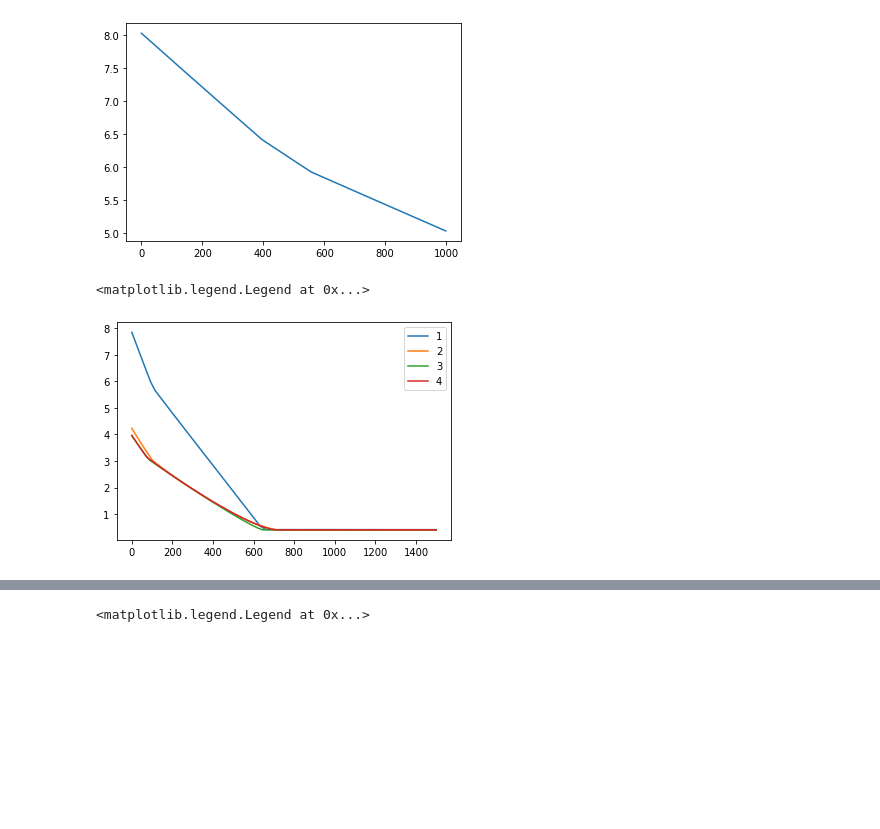
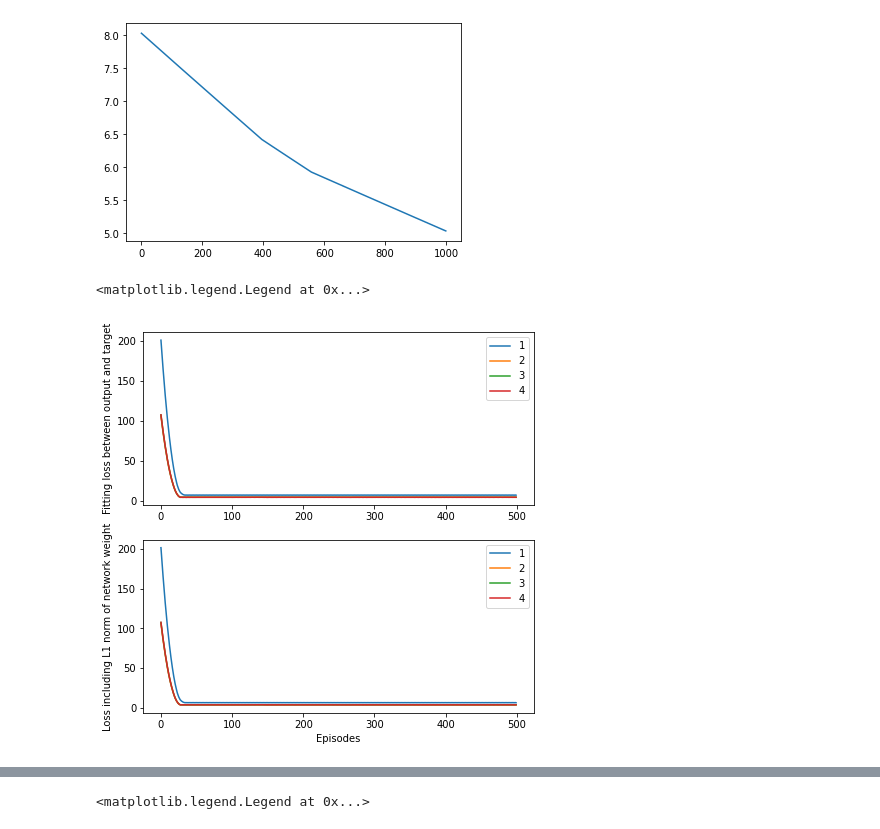
Before and after one commit to zhzhang2018/NN_MARL_experiments, a Jupyter notebook: utils/sync_learn.ipynb, the cells around one changed output, grey strips where cells are left out. Drawn from its saved outputs; the diff is of its cells as text; code cells hidden in the pictures; blank space fills up the shorter version.

```diff
--- a/utils/sync_learn.ipynb
+++ b/utils/sync_learn.ipynb
@@ -119,7 +123,7 @@ plt.plot( loss_hist)
 [figure]
 # %%
 # Make some auto-train and auto-test functions
-def auto_train(net, inputs, outputs):
+def auto_train(net, inputs, outputs, episode=500, norm_degree=1):
     # Regularize it to enforce sparsity: https://discuss.pytorch.org/t/l1-regularization-for-a-single-matrix/28088/2
     criterion = nn.functional.mse_loss
     optimizer = optim.SGD(net.parameters(), lr=5e-3)
@@ -130,13 +134,13 @@ def auto_train(net, inputs, outputs):
     loss_hist = []
     l1_loss_hist = []
 
-    for e in range(1500):
+    for e in range(episode):
         optimizer.zero_grad()
         pred = net(input_data)
         loss = criterion(pred, output_data)
         l1_loss = loss
         for W in net.parameters():
-            l1_loss += W.norm(1)
+            l1_loss += W.norm(norm_degree)
         l1_loss.backward()
         optimizer.step()
         loss_hist.append(loss.detach().numpy())
@@ -183,54 +187,54 @@ D_net4 = nn.Sequential(
     nn.Tanh()
 )
 D_list = [D_net, D_net2, D_net3, D_net4]
-# loss_hist = [[] for D in D_list]
-# l1_loss_hist = [[] for D in D_list]
+loss_hist = [[] for D in D_list]
+l1_loss_hist = [[] for D in D_list]
 
-# # Regularize it to enforce sparsity: https://discuss.pytorch.org/t/l1-regularization-for-a-single-matrix/28088/2
+# Regularize it to enforce sparsity: https://discuss.pytorch.org/t/l1-regularization-for-a-single-matrix/28088/2
 # criterion = nn.functional.mse_loss
 # optimizer = [optim.SGD(D.parameters(), lr=5e-3) for D in D_list]
 
 # input_data = torch.from_numpy(fxu.T.astype('float32'))
 # output_data = torch.from_numpy(dx.T.astype('float32'))
 
 # for e in range(1500):
 #     for i in range(len(D_list)):
 #         optimizer[i].zero_grad()
 #         pred = D_list[i](input_data)
 #         loss = criterion(pred, output_data)
 #         l1_loss = loss
 #         for W in D_list[i].parameters():
 #             l1_loss += W.norm(2)
 #         l1_loss.backward()
 #         optimizer[i].step()
 #         loss_hist[i].append(loss.detach().numpy())
 #         l1_loss_hist[i].append(l1_loss.detach().numpy())
-# plt.plot( loss_hist)
-# plt.plot( np.asarray(loss_hist).T)
-# plt.legend(['1','2','3','4'])
+# # plt.plot( loss_hist)
+# # plt.plot( np.asarray(loss_hist).T)
+# # plt.legend(['1','2','3','4'])
 
 loss_hist = []
 l1_loss_hist = []
 for NN in D_list:
-    h1,h2 = auto_train(NN, fxu.T, dx.T)
+    h1,h2 = auto_train(NN, fxu.T, dx.T, norm_degree=2)
     loss_hist.append(h1)
     l1_loss_hist.append(h2)
 
-# fig, (ax1,ax2) = plt.subplots(2, figsize=(7,7))
-# legend_list = ['1','2','3','4']
-# plot_ready_loss_hist = np.asarray(loss_hist)
-# plot_ready_l1_loss_hist = np.asarray(l1_loss_hist)
-# for i in range(len(plot_ready_loss_hist)):
-#     ax1.plot(plot_ready_loss_hist[i], label=legend_list[i])
-#     ax2.plot(plot_ready_l1_loss_hist[i], label=legend_list[i])
-# ax1.set_ylabel('Fitting loss between output and target')
-# ax2.set_ylabel('Loss including L1 norm of network weight')
-# ax2.set_xlabel('Episodes')
-# ax2.legend()
-# ax1.legend()
+fig, (ax1,ax2) = plt.subplots(2, figsize=(7,7))
+legend_list = ['1','2','3','4']
+plot_ready_loss_hist = np.asarray(loss_hist)
+plot_ready_l1_loss_hist = np.asarray(l1_loss_hist)
+for i in range(len(plot_ready_loss_hist)):
+    ax1.plot(plot_ready_loss_hist[i], label=legend_list[i])
+    ax2.plot(plot_ready_l1_loss_hist[i], label=legend_list[i])
+ax1.set_ylabel('Fitting loss between output and target')
+ax2.set_ylabel('Loss including L1 norm of network weight')
+ax2.set_xlabel('Episodes')
+ax2.legend()
+ax1.legend()
 
-plot_train_results(np.asarray(loss_hist), np.asarray(l1_loss_hist), figsize=(7,7),
-                   title='comparison of training loss for different networks')
+# plot_train_results(np.asarray(loss_hist), np.asarray(l1_loss_hist), figsize=(7,7),
+#                    title='comparison of training loss for different networks')
 # %% [output]
 <matplotlib.legend.Legend at 0x...>
-[figure, old version]
+[figure, new version]
```
Also changed, not shown: parts of 12 cells of this notebook, 3 other files.
